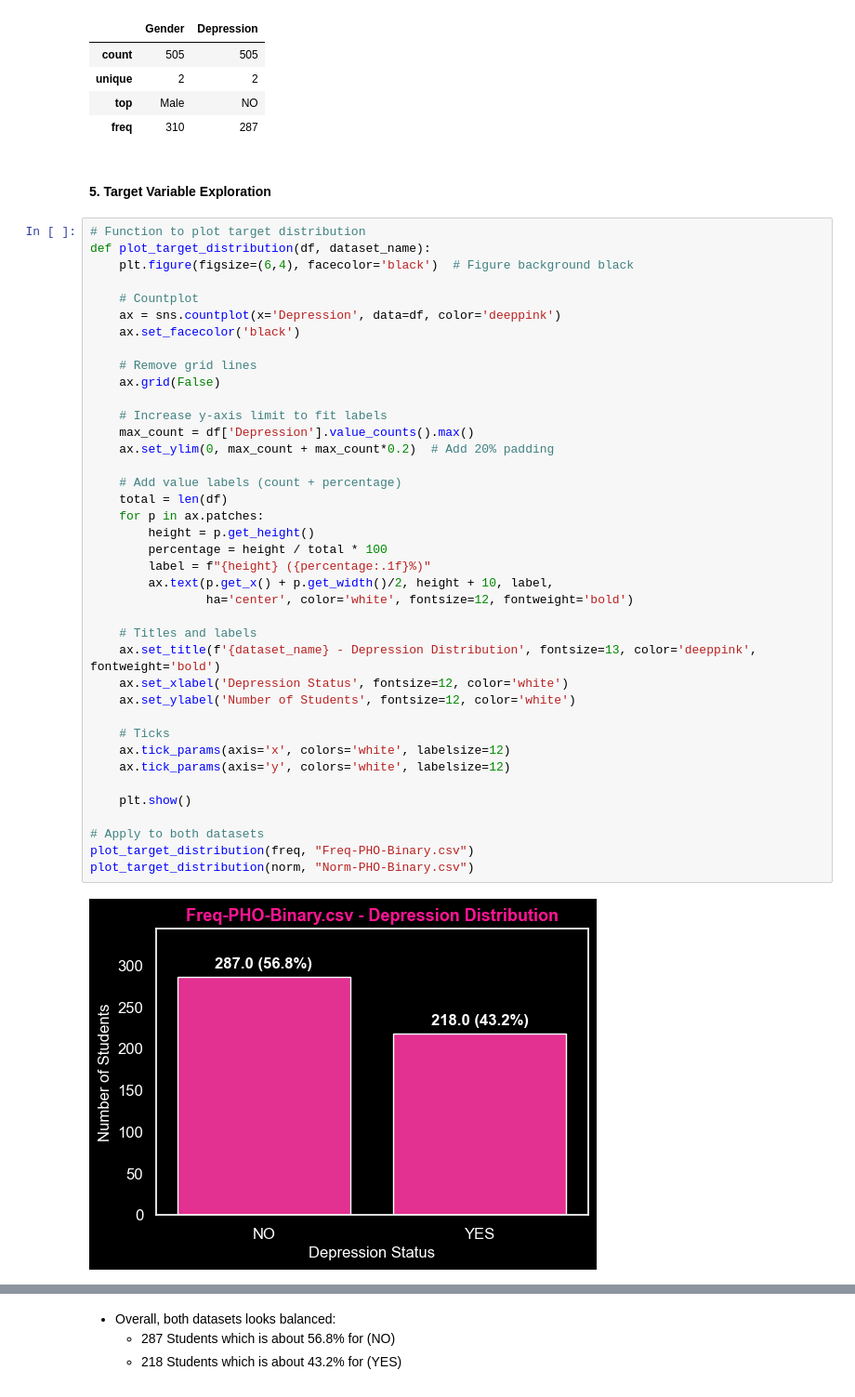
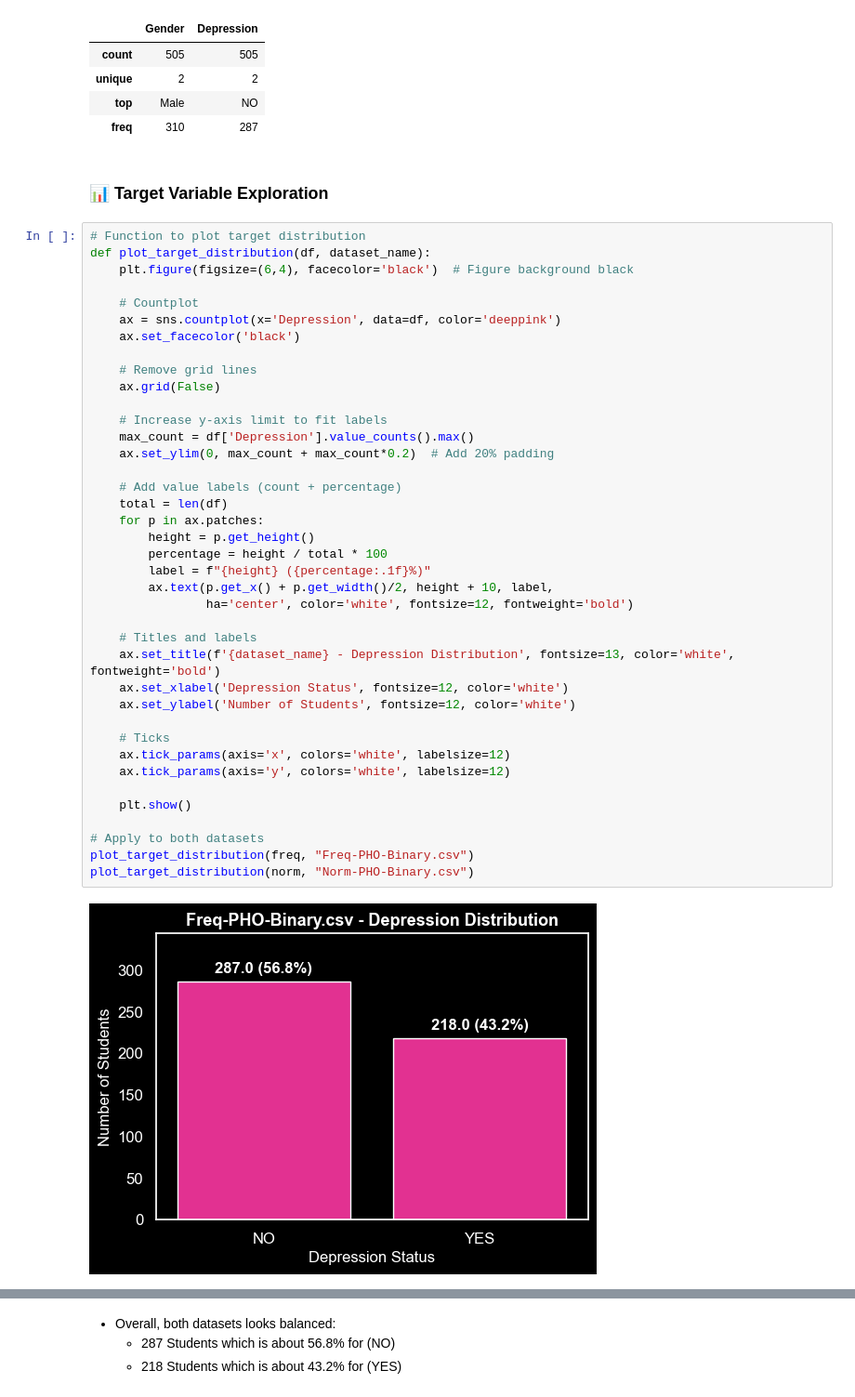
Before and after one commit to Syaza777/Classification-Depression-Dataset-Using-KNN-DT-SVM, a Jupyter notebook: A1.ipynb, the cells around one changed output, grey strips where cells are left out. Shown at 93% size. Saved outputs shown, nothing was run; the diff lists cells and outputs as text.

```diff
--- a/A1.ipynb
+++ b/A1.ipynb
@@ -302,7 +302,7 @@ Norm-PHO-Binary.csv Categorical Summary
 | top | Male | NO |
 | freq | 310 | 287 |
 # %% [markdown]
-#### 5. Target Variable Exploration
+### 📊 Target Variable Exploration
 # %%
 # Function to plot target distribution
 def plot_target_distribution(df, dataset_name):
@@ -315,32 +315,32 @@ def plot_target_distribution(df, dataset_name):
     # Remove grid lines
     ax.grid(False)
 
     # Increase y-axis limit to fit labels
     max_count = df['Depression'].value_counts().max()
     ax.set_ylim(0, max_count + max_count*0.2)  # Add 20% padding
 
     # Add value labels (count + percentage)
     total = len(df)
     for p in ax.patches:
         height = p.get_height()
         percentage = height / total * 100
         label = f"{height} ({percentage:.1f}%)"
         ax.text(p.get_x() + p.get_width()/2, height + 10, label,
                 ha='center', color='white', fontsize=12, fontweight='bold')
 
     # Titles and labels
-    ax.set_title(f'{dataset_name} - Depression Distribution', fontsize=13, color='deeppink', fontweight='bold')
+    ax.set_title(f'{dataset_name} - Depression Distribution', fontsize=13, color='white', fontweight='bold')
     ax.set_xlabel('Depression Status', fontsize=12, color='white')
     ax.set_ylabel('Number of Students', fontsize=12, color='white')
 
     # Ticks
     ax.tick_params(axis='x', colors='white', labelsize=12)
     ax.tick_params(axis='y', colors='white', labelsize=12)
 
     plt.show()
 
 # Apply to both datasets
 plot_target_distribution(freq, "Freq-PHO-Binary.csv")
 plot_target_distribution(norm, "Norm-PHO-Binary.csv")
 # %% [output]
-[figure, old version]
+[figure, new version]
```
Also changed, not shown: parts of 16 cells of this notebook.
